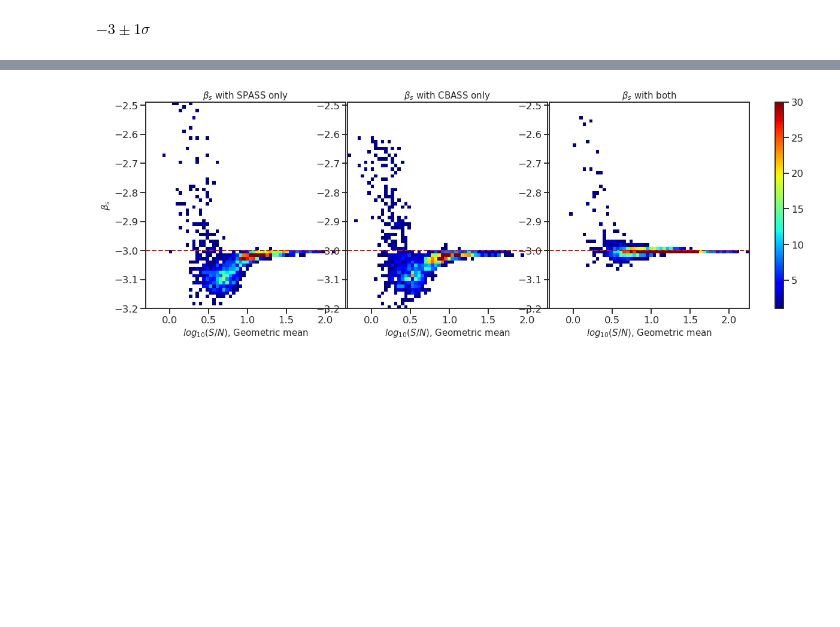
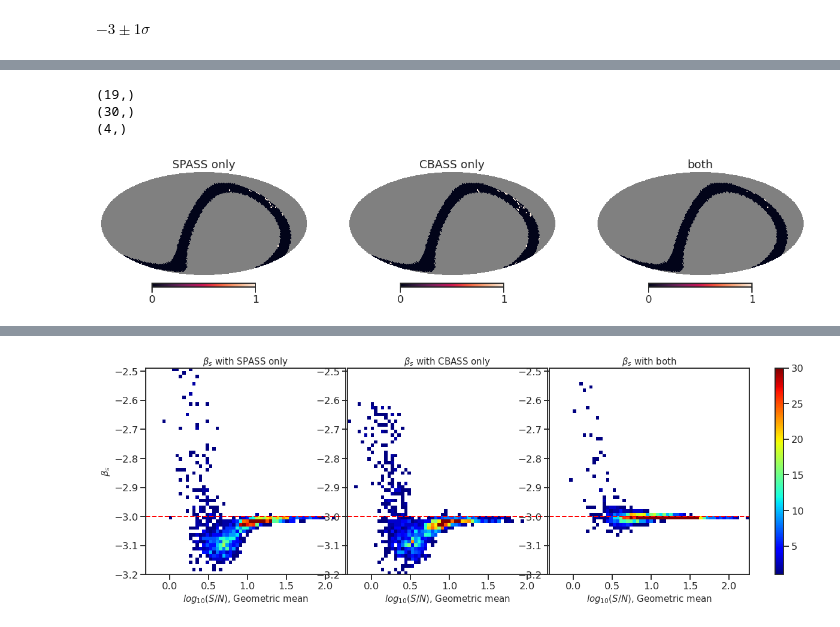
Before and after one commit to yaojian95/Beta_s, a Jupyter notebook: Results_analysis.ipynb, the cells around one changed output, grey strips where cells are left out. Cells and saved outputs as stored; diff of their text form; code cells hidden in the pictures; blank space fills up the shorter version.

```diff
--- a/Results_analysis.ipynb
+++ b/Results_analysis.ipynb
@@ -206,0 +281,11 @@ hp.mollview(one_sigma(mean_betas[2], std_betas[2]), sub = 133, title = 'both')
+# %%
+fig, ax = plt.subplots(1,3,figsize = (20, 4.5))
+
+for i in range(len(ax)):
+    plt.sca(ax[i])
+    hp.mollview(one_sigma(mean_betas[i], std_betas[i], 2)[0], title = names[i],fig = fig.number, hold=True)
+# %% [output]
+(19,)
+(30,)
+(4,)
+[figure, added]
```
Also changed, not shown: parts of 50 cells of this notebook.
